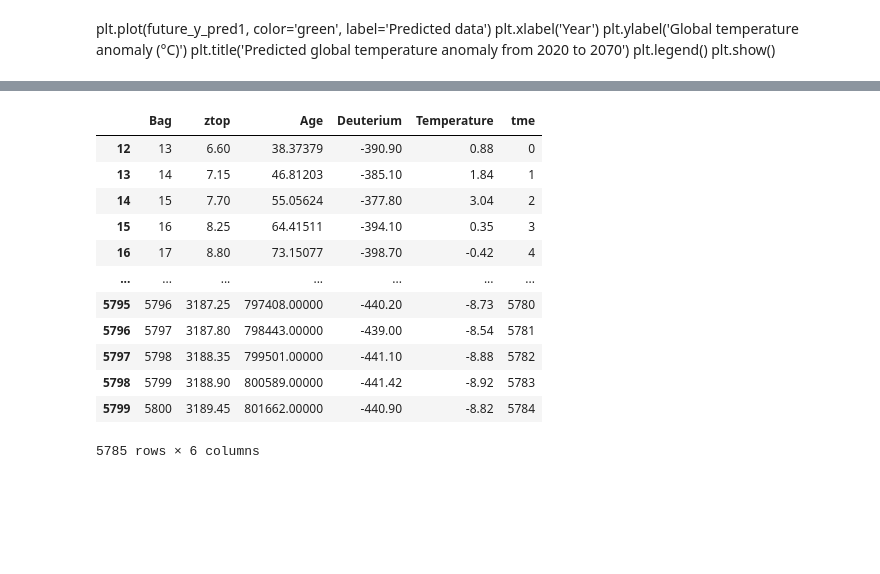
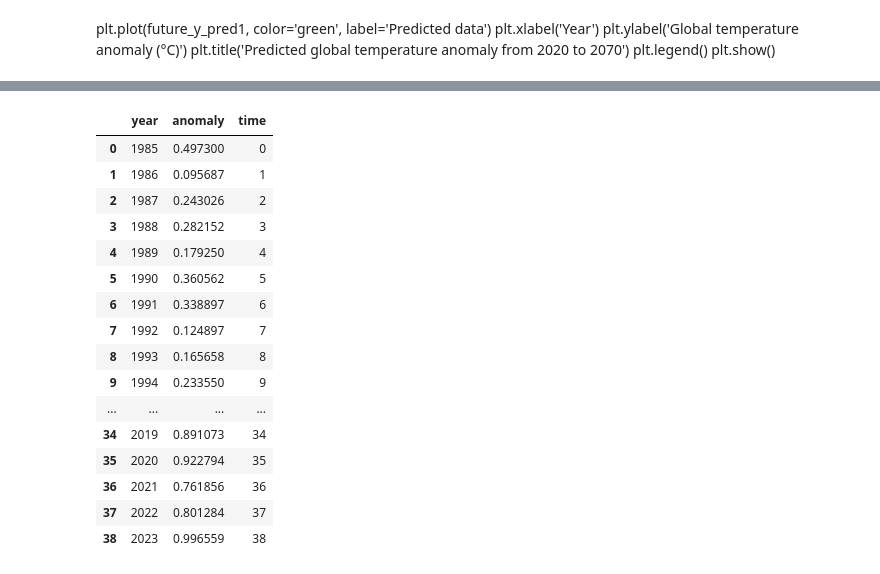
Before and after one commit to dectan/Programming-for-Data-Analysis-Project-2, a Jupyter notebook: Project 2.ipynb, the cells around one changed output, grey strips where cells are left out. Cells and saved outputs as stored; diff of their text form; code cells hidden in the pictures; blank space fills up the shorter version.

```diff
--- a/Project 2.ipynb
+++ b/Project 2.ipynb
@@ -1225,0 +1135,2 @@ temp_noaa2s
+# %%
+mean_temp_anomaly =pd.read_csv('imported_datasets/Mean temp anomaly 1985-2023.csv')
@@ -1226,19 +1162,23 @@ temp_noaa2s
 # %%
-sdf = temp_noaa2s.copy()
-sdf['tme'] = np.arange(len(temp_noaa2s.index))
-sdf
+mean_temp_anomaly = mean_temp_anomaly.copy()
+mean_temp_anomaly['time'] = np.arange(len(mean_temp_anomaly.index))
+mean_temp_anomaly
 # %% [output]
-|  | Bag | ztop | Age | Deuterium | Temperature | tme |
-| 12 | 13 | 6.60 | 38.37379 | -390.90 | 0.88 | 0 |
-| 13 | 14 | 7.15 | 46.81203 | -385.10 | 1.84 | 1 |
-| 14 | 15 | 7.70 | 55.05624 | -377.80 | 3.04 | 2 |
-| 15 | 16 | 8.25 | 64.41511 | -394.10 | 0.35 | 3 |
-| 16 | 17 | 8.80 | 73.15077 | -398.70 | -0.42 | 4 |
-| ... | ... | ... | ... | ... | ... | ... |
-| 5795 | 5796 | 3187.25 | 797408.00000 | -440.20 | -8.73 | 5780 |
-| 5796 | 5797 | 3187.80 | 798443.00000 | -439.00 | -8.54 | 5781 |
-| 5797 | 5798 | 3188.35 | 799501.00000 | -441.10 | -8.88 | 5782 |
-| 5798 | 5799 | 3188.90 | 800589.00000 | -441.42 | -8.92 | 5783 |
-| 5799 | 5800 | 3189.45 | 801662.00000 | -440.90 | -8.82 | 5784 |
+|  | year | anomaly | time |
+| 0 | 1985 | 0.497300 | 0 |
+| 1 | 1986 | 0.095687 | 1 |
+| 2 | 1987 | 0.243026 | 2 |
+| 3 | 1988 | 0.282152 | 3 |
+| 4 | 1989 | 0.179250 | 4 |
+| 5 | 1990 | 0.360562 | 5 |
+| 6 | 1991 | 0.338897 | 6 |
+| 7 | 1992 | 0.124897 | 7 |
+| 8 | 1993 | 0.165658 | 8 |
+| 9 | 1994 | 0.233550 | 9 |
+| ... | ... | ... | ... |
+| 34 | 2019 | 0.891073 | 34 |
+| 35 | 2020 | 0.922794 | 35 |
+| 36 | 2021 | 0.761856 | 36 |
+| 37 | 2022 | 0.801284 | 37 |
+| 38 | 2023 | 0.996559 | 38 |
-5785 rows × 6 columns
 # %%
```
Also changed, not shown: parts of 23 cells of this notebook, 4 other files.
